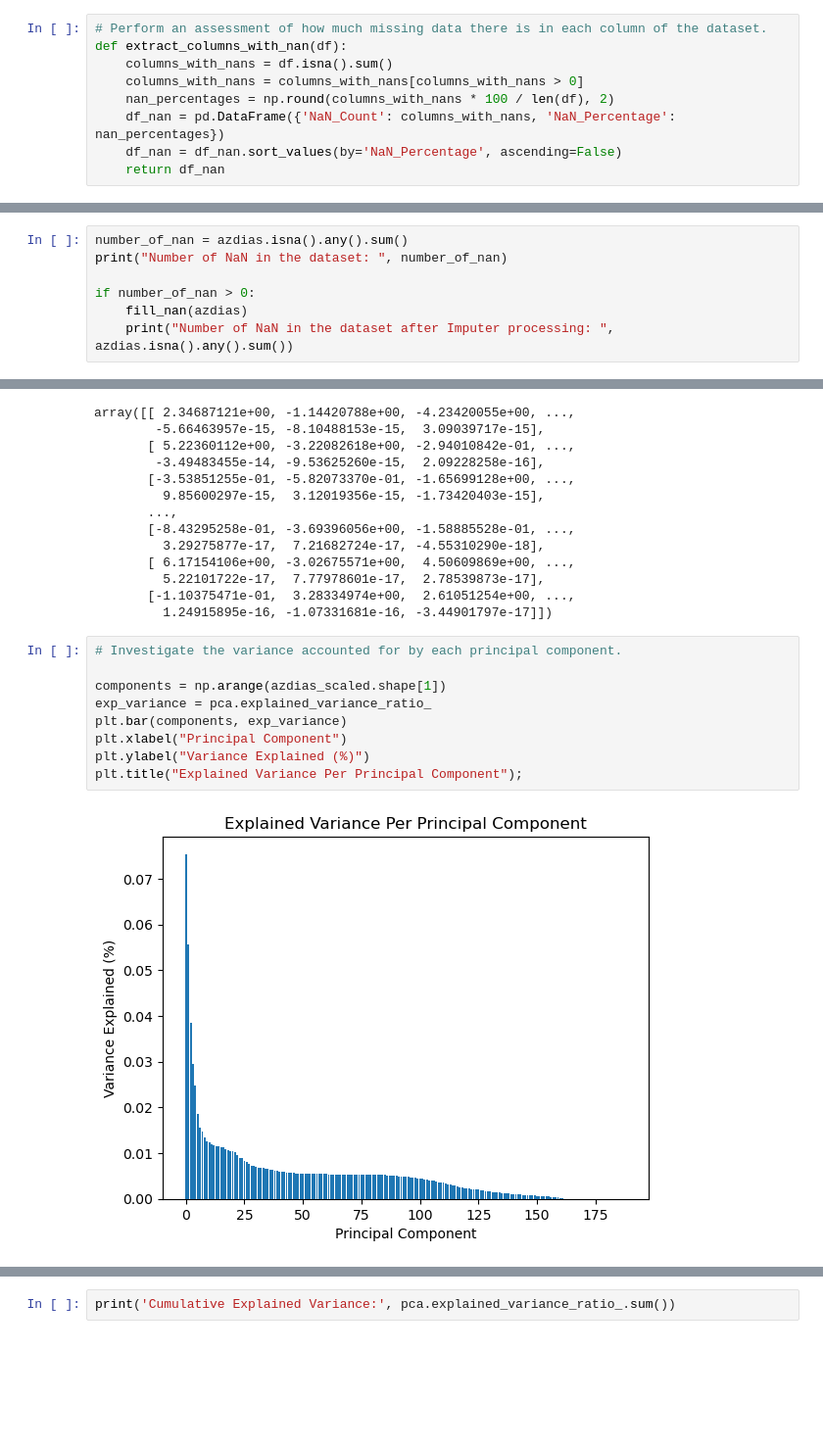
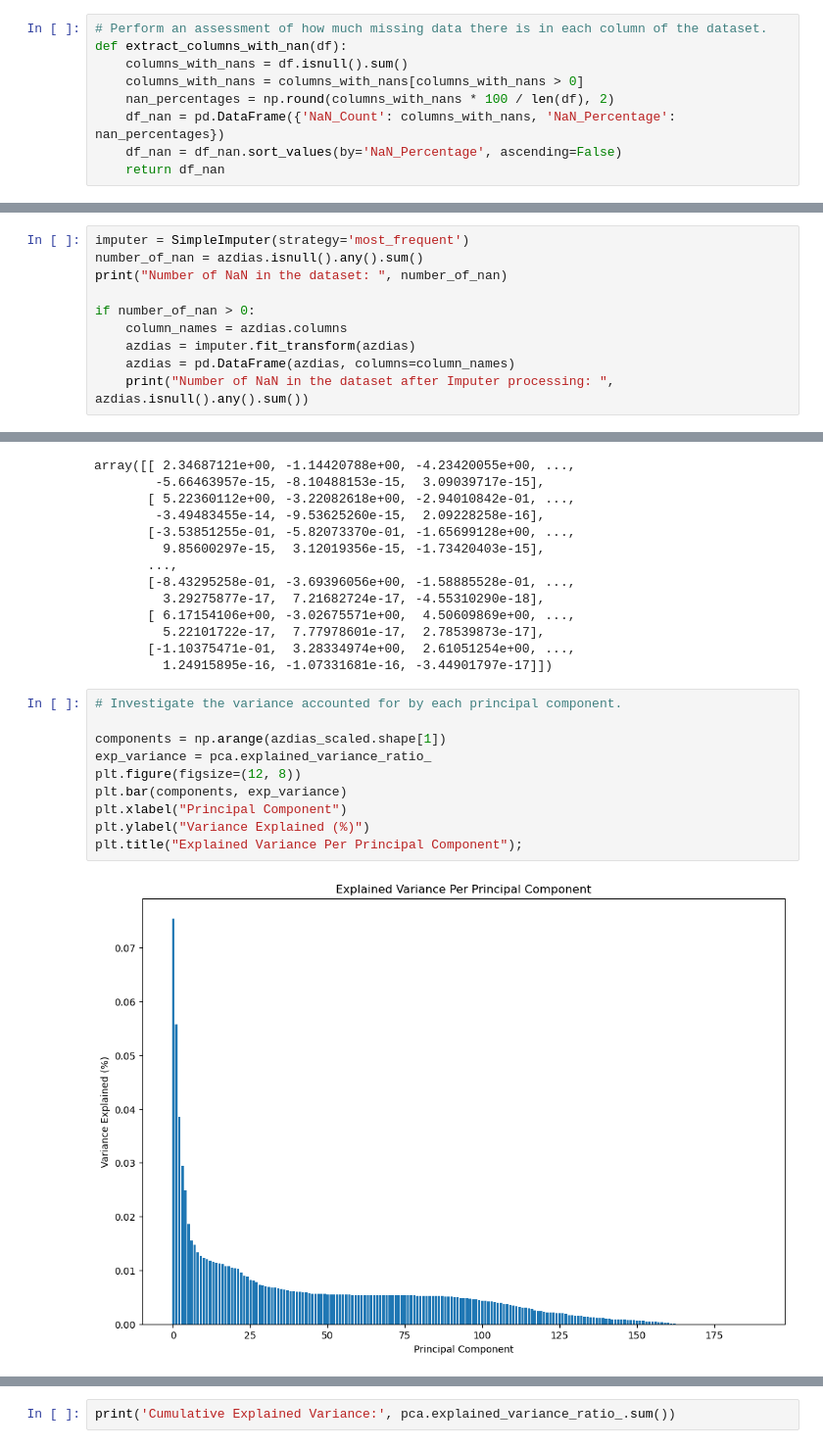
Before and after one commit to Ermess94/identify-customer-segments-introduction-to-machine-learning-with-pytorch-udacity, a Jupyter notebook: Identify_Customer_Segments.ipynb, the cells around one changed output, grey strips where cells are left out. Shown: that part at 98% size. Saved outputs shown, nothing was run; the diff lists cells and outputs as text; blank space fills up the shorter version.

```diff
--- a/Identify_Customer_Segments.ipynb
+++ b/Identify_Customer_Segments.ipynb
@@ -110,7 +110,7 @@ For the remaining features, are there any patterns in which columns have, or sha
 # %%
 # Perform an assessment of how much missing data there is in each column of the dataset.
 def extract_columns_with_nan(df):
-    columns_with_nans = df.isna().sum()
+    columns_with_nans = df.isnull().sum()
     columns_with_nans = columns_with_nans[columns_with_nans > 0]
     nan_percentages = np.round(columns_with_nans * 100 / len(df), 2)
     df_nan = pd.DataFrame({'NaN_Count': columns_with_nans, 'NaN_Percentage': nan_percentages})
@@ -507,10 +512,13 @@ def fill_nan(dataset):
 # %%
-number_of_nan = azdias.isna().any().sum()
+imputer = SimpleImputer(strategy='most_frequent')
+number_of_nan = azdias.isnull().any().sum()
 print("Number of NaN in the dataset: ", number_of_nan)
 
 if number_of_nan > 0:
-    fill_nan(azdias)
-    print("Number of NaN in the dataset after Imputer processing: ", azdias.isna().any().sum())
+    column_names = azdias.columns
+    azdias = imputer.fit_transform(azdias)
+    azdias = pd.DataFrame(azdias, columns=column_names)
+    print("Number of NaN in the dataset after Imputer processing: ", azdias.isnull().any().sum())
 # %% [output]
 Number of NaN in the dataset:  39
 Number of NaN in the dataset after Imputer processing:  0
@@ -555,13 +563,14 @@ array([[ 2.34687121e+00, -1.14420788e+00, -4.23420055e+00, ...,
 # %%
 # Investigate the variance accounted for by each principal component.
 
 components = np.arange(azdias_scaled.shape[1])
 exp_variance = pca.explained_variance_ratio_
+plt.figure(figsize=(12, 8))
 plt.bar(components, exp_variance)
 plt.xlabel("Principal Component")
 plt.ylabel("Variance Explained (%)")
 plt.title("Explained Variance Per Principal Component");
 # %% [output]
-[figure, old version]
+[figure, new version]
 # %%
 cum_vals = np.cumsum(exp_variance)
```
Also changed, not shown: parts of 23 cells of this notebook, 1 other file.
